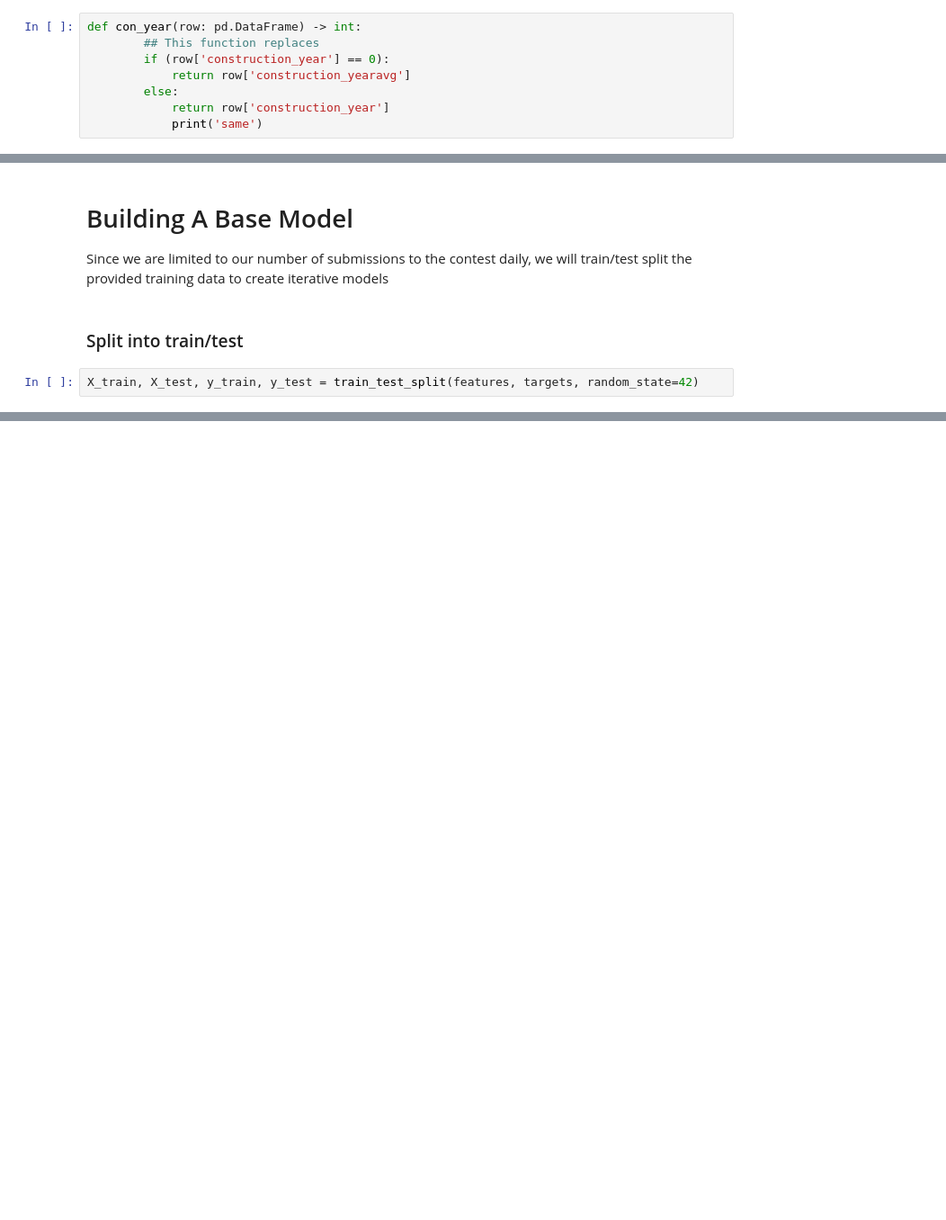
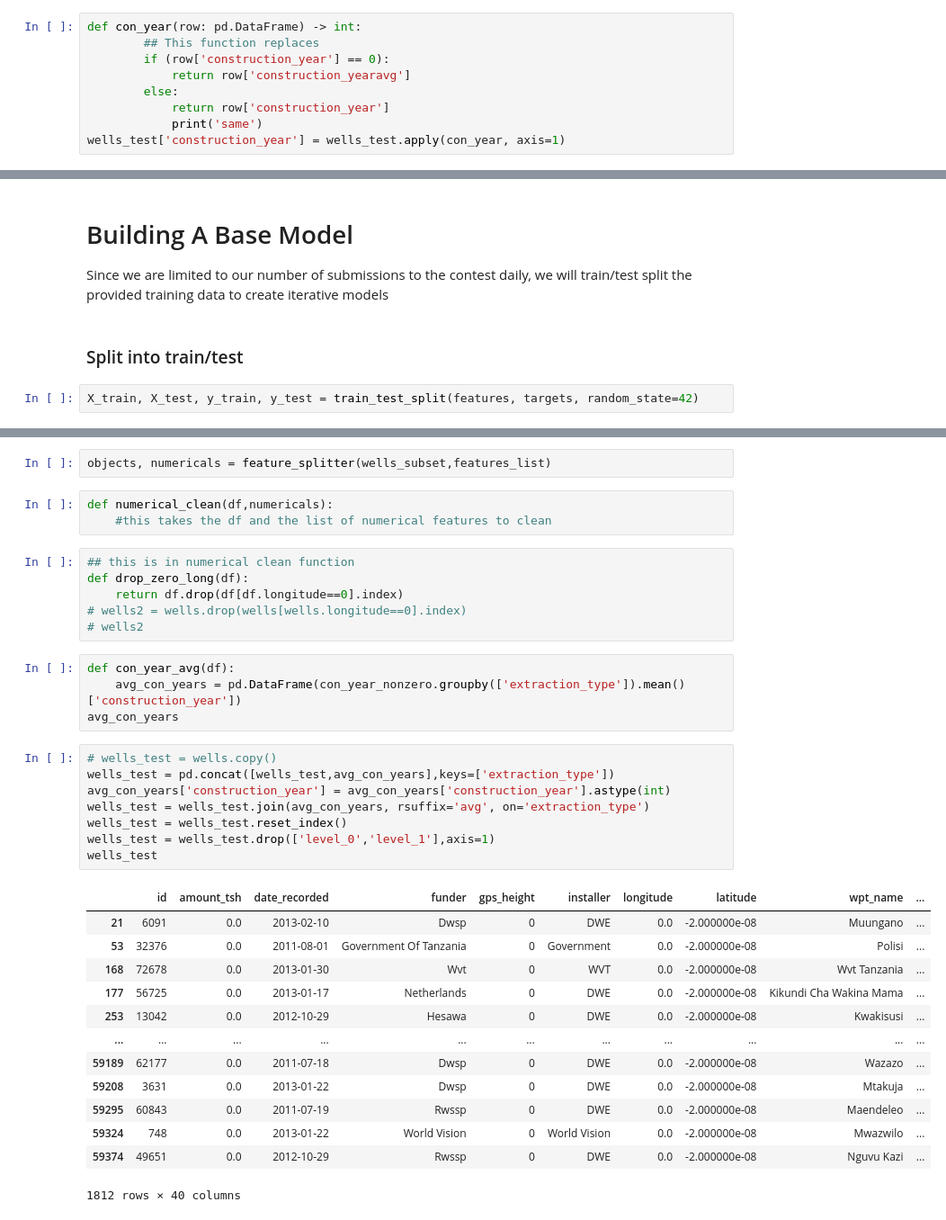
Before and after one commit to hoffm386/tanzania-water-wells, a Jupyter notebook: notebooks/exploratory/2.0-aa-EDA.ipynb, the cells around one changed output, grey strips where cells are left out. Shown: that part at 90% size. Drawn from its saved outputs; the diff is of its cells as text; blank space fills up the shorter version.

Commit message:
adding many functions for pipeline

```diff
--- a/notebooks/exploratory/2.0-aa-EDA.ipynb
+++ b/notebooks/exploratory/2.0-aa-EDA.ipynb
@@ -397,6 +401,7 @@ def con_year(row: pd.DataFrame) -> int:
         else:
             return row['construction_year']
             print('same')
+wells_test['construction_year'] = wells_test.apply(con_year, axis=1)
 # %%
 wells_test['construction_year'] = wells_test.apply(con_year, axis=1)
 # %%
@@ -478,0 +487,37 @@ Name: public_meeting, dtype: int64
+# %%
+objects, numericals = feature_splitter(wells_subset,features_list)
+# %%
+def numerical_clean(df,numericals):
+    #this takes the df and the list of numerical features to clean
+# %%
+## this is in numerical clean function
+def drop_zero_long(df):
+    return df.drop(df[df.longitude==0].index)
+# wells2 = wells.drop(wells[wells.longitude==0].index)
+# wells2
+# %%
+def con_year_avg(df):
+    avg_con_years = pd.DataFrame(con_year_nonzero.groupby(['extraction_type']).mean()['construction_year'])
+avg_con_years
+# %%
+# wells_test = wells.copy()
+wells_test = pd.concat([wells_test,avg_con_years],keys=['extraction_type'])
+avg_con_years['construction_year'] = avg_con_years['construction_year'].astype(int)
+wells_test = wells_test.join(avg_con_years, rsuffix='avg', on='extraction_type')
+wells_test = wells_test.reset_index()
+wells_test = wells_test.drop(['level_0','level_1'],axis=1)
+wells_test
+# %% [output]
+|  | id | amount_tsh | date_recorded | funder | gps_height | installer | longitude | latitude | wpt_name | ... |
+| 21 | 6091 | 0.0 | 2013-02-10 | Dwsp | 0 | DWE | 0.0 | -2.000000e-08 | Muungano | ... |
+| 53 | 32376 | 0.0 | 2011-08-01 | Government Of Tanzania | 0 | Government | 0.0 | -2.000000e-08 | Polisi | ... |
+| 168 | 72678 | 0.0 | 2013-01-30 | Wvt | 0 | WVT | 0.0 | -2.000000e-08 | Wvt Tanzania | ... |
+| 177 | 56725 | 0.0 | 2013-01-17 | Netherlands | 0 | DWE | 0.0 | -2.000000e-08 | Kikundi Cha Wakina Mama | ... |
+| 253 | 13042 | 0.0 | 2012-10-29 | Hesawa | 0 | DWE | 0.0 | -2.000000e-08 | Kwakisusi | ... |
+| ... | ... | ... | ... | ... | ... | ... | ... | ... | ... | ... |
+| 59189 | 62177 | 0.0 | 2011-07-18 | Dwsp | 0 | DWE | 0.0 | -2.000000e-08 | Wazazo | ... |
+| 59208 | 3631 | 0.0 | 2013-01-22 | Dwsp | 0 | DWE | 0.0 | -2.000000e-08 | Mtakuja | ... |
+| 59295 | 60843 | 0.0 | 2011-07-19 | Rwssp | 0 | DWE | 0.0 | -2.000000e-08 | Maendeleo | ... |
+| 59324 | 748 | 0.0 | 2013-01-22 | World Vision | 0 | World Vision | 0.0 | -2.000000e-08 | Mwazwilo | ... |
+| 59374 | 49651 | 0.0 | 2012-10-29 | Rwssp | 0 | DWE | 0.0 | -2.000000e-08 | Nguvu Kazi | ... |
+1812 rows × 40 columns
```
Also changed, not shown: parts of 15 cells of this notebook.
